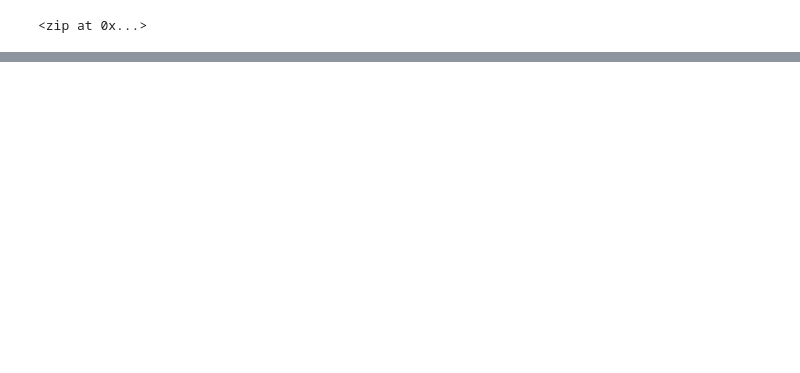
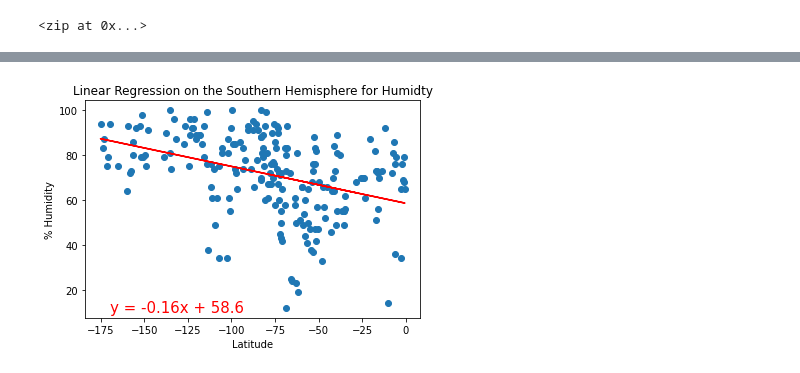
Before and after one commit to mthalken/World_Weather_Analysis, a Jupyter notebook: WeatherPy.ipynb, the cells around one changed output, grey strips where cells are left out. Saved outputs shown, nothing was run; the diff lists cells and outputs as text; code cells hidden in the pictures; blank space fills up the shorter version.

```diff
--- a/WeatherPy.ipynb
+++ b/WeatherPy.ipynb
@@ -250,0 +328,9 @@ plt.show()
+# %%
+#Linear regression on the S hemisphere (Humidity)
+x_values = southern_hemi_df['Lat']
+y_values = southern_hemi_df["Humidity"]
+
+#Call and use the create function
+plot_linear_regression(x_values, y_values, 'Linear Regression on the Southern Hemisphere for Humidty', '% Humidity', (-170, 10))
+# %% [output]
+[figure, added]
```
Also changed, not shown: parts of 23 cells of this notebook, 5 other files.
